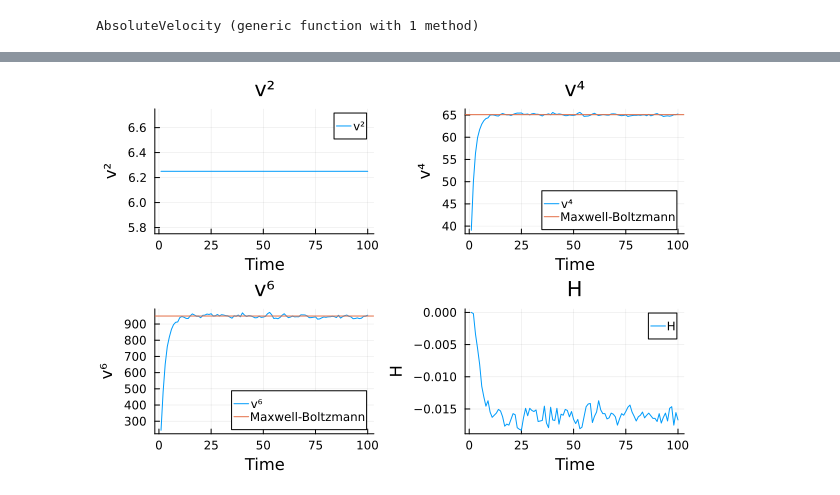
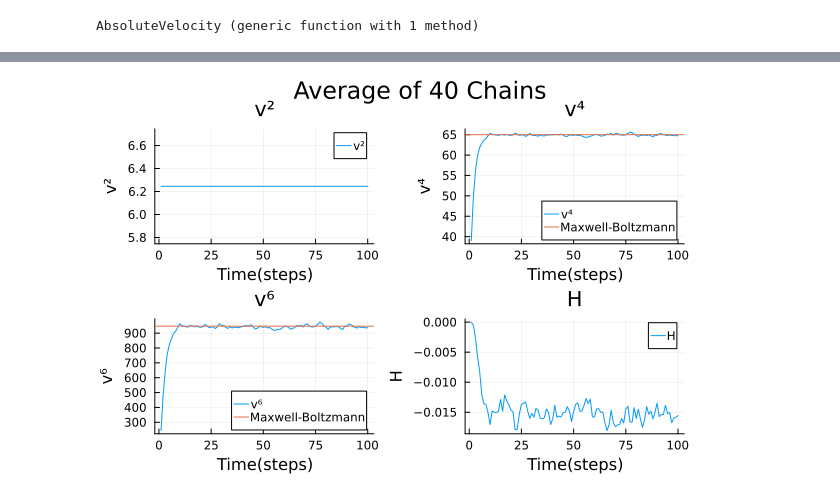
Before and after one commit to BielUsal/ComputationalProjects, a Jupyter notebook: Julia/BoltzmannNoneq/NonEq.ipynb, the cells around one changed output, grey strips where cells are left out. Drawn from its saved outputs; the diff is of its cells as text; code cells hidden in the pictures.

```diff
--- a/Julia/BoltzmannNoneq/NonEq.ipynb
+++ b/Julia/BoltzmannNoneq/NonEq.ipynb
@@ -40,0 +73,13 @@ AbsoluteVelocity (generic function with 1 method)
+# %%
+N = 1024 # Number of particles
+vt = 2.5 #Average Velocity
+v = zeros(N,3) #Velocities, unnitialized
+#Now, we start to sample the velocities. For this, we will set them to have constant speed and random directions
+for i in 1:N
+    v[i,1],v[i,2],v[i,3] = Sample(vt,"delta")
+end
+v = ConserveMom(v)
+#Average velocity in module
+T = mean(AbsoluteVelocity(v).^2)/3 #Temperature
+a = √(T)
+MaxwellBoltzmann(v,a=a) = sqrt(2/π)*v^2/a^3*exp(-v^2/(2a^2)) #Maxwell-Boltzmann distribution
@@ -88,10 +221,12 @@ Plots.AnimatedGif("c:\\Users\\batti\\Documents\\Uni\\ComputationalProjects\\Juli
 # %%
-p1 = plot(v²,label="v²",xlabel="Time",ylabel="v²",title="v²",yrange=(mean(v²)-0.5,mean(v²)+0.5))
-p2 = plot(v⁴,label="v⁴",xlabel="Time",ylabel="v⁴",title="v⁴")
-hline!([quadgk(v->v^4*MaxwellBoltzmann(v,sqrt(pi*mean(vmod)^2/8)),0,Inf)[1]],label="Maxwell-Boltzmann")
-p3 = plot(v⁶,label="v⁶",xlabel="Time",ylabel="v⁶",title="v⁶")
-hline!([quadgk(v->v^6*MaxwellBoltzmann(v,sqrt(pi*mean(vmod)^2/8)),0,Inf)[1]],label="Maxwell-Boltzmann")
-p4 = plot(H,label="H",xlabel="Time",ylabel="H",title="H")
-plot(p1,p2,p3,p4)
+p1 = plot(v²,label="v²",xlabel="Time(steps)",ylabel="v²",title="v²",yrange=(mean(v²)-0.5,mean(v²)+0.5))
+p2 = plot(v⁴,label="v⁴",xlabel="Time(steps)",ylabel="v⁴",title="v⁴")
+hline!([quadgk(v->v^4*MaxwellBoltzmann(v),0,Inf)[1]],label="Maxwell-Boltzmann")
+p3 = plot(v⁶,label="v⁶",xlabel="Time(steps)",ylabel="v⁶",title="v⁶")
+hline!([quadgk(v->v^6*MaxwellBoltzmann(v),0,Inf)[1]],label="Maxwell-Boltzmann")
+p4 = plot(H,label="H",xlabel="Time(steps)",ylabel="H",title="H")
+plot(p1,p2,p3,p4, plot_title="Average of 40 Chains")
+savefig("Results/Moments_averaged.png")
+plot(p1,p2,p3,p4, plot_title="Average of 40 Chains")
 # %% [output]
-[figure, old version]
+[figure, new version]
```
Also changed, not shown: parts of 12 cells of this notebook, 6 other files.
